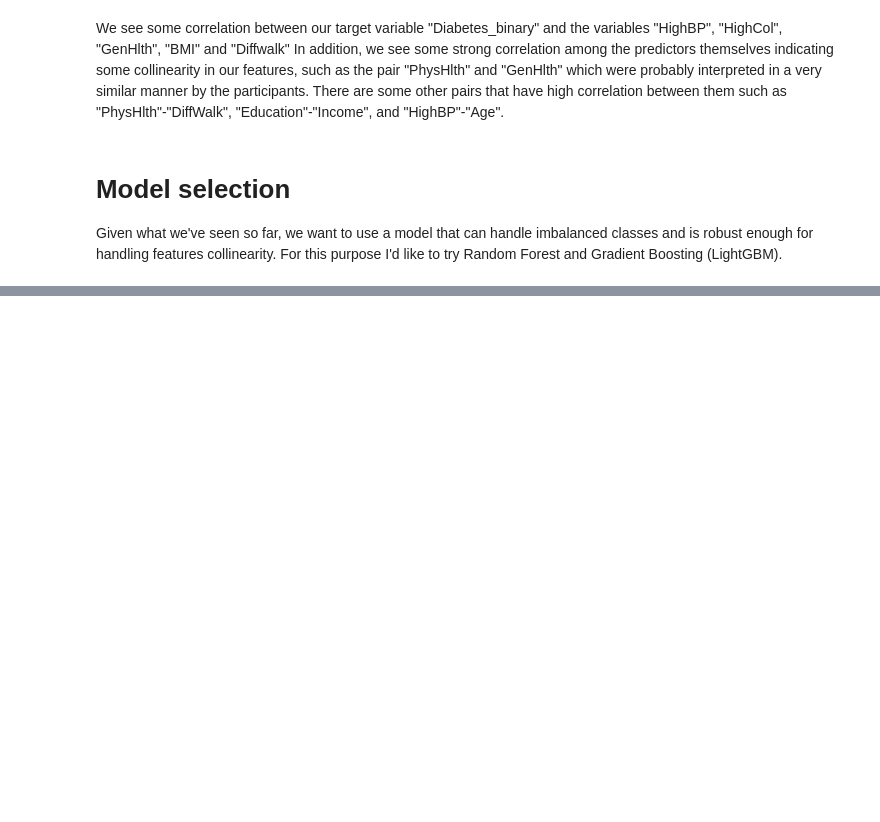
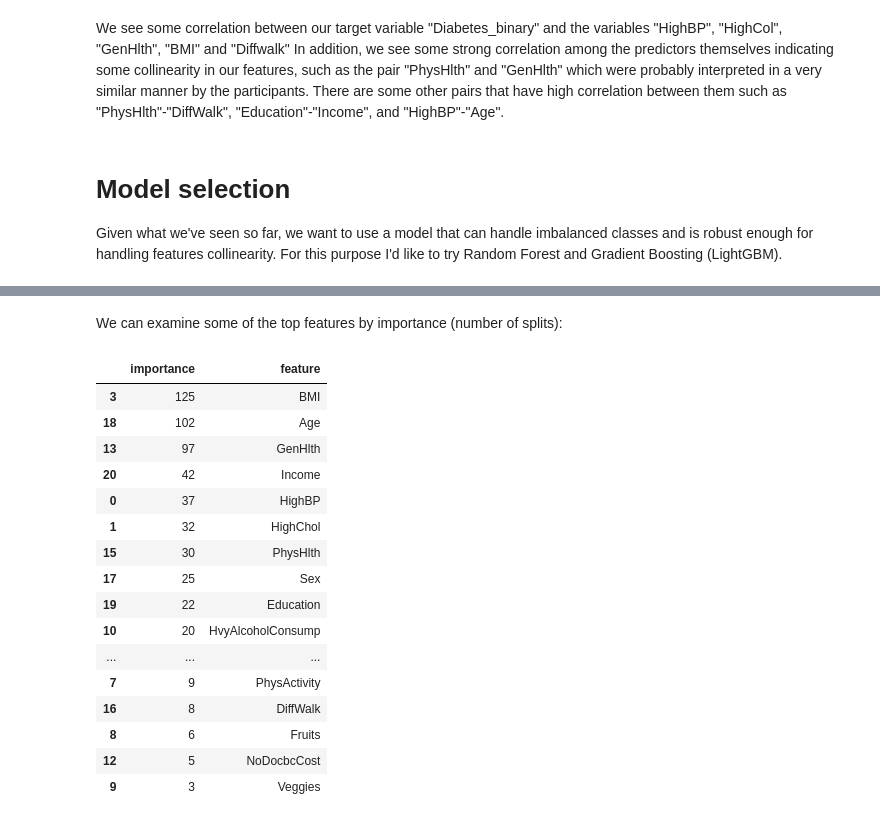
Before and after one commit to Osherz5/cdc_diabetes, a Jupyter notebook: Analysis.ipynb, the cells around one changed output, grey strips where cells are left out. Saved outputs shown, nothing was run; the diff lists cells and outputs as text; code cells hidden in the pictures; blank space fills up the shorter version.

```diff
--- a/Analysis.ipynb
+++ b/Analysis.ipynb
@@ -564,0 +677,23 @@ plt.title("Random-Forest Classifier CV")
+# %% [markdown]
+We can examine some of the top features by importance (number of splits):
+# %%
+importance_df = pd.DataFrame(zip(gbm.feature_importance(), gbm.feature_name()), columns=['importance','feature'])
+importance_df.sort_values('importance', ascending=False)
+# %% [output]
+|  | importance | feature |
+| 3 | 125 | BMI |
+| 18 | 102 | Age |
+| 13 | 97 | GenHlth |
+| 20 | 42 | Income |
+| 0 | 37 | HighBP |
+| 1 | 32 | HighChol |
+| 15 | 30 | PhysHlth |
+| 17 | 25 | Sex |
+| 19 | 22 | Education |
+| 10 | 20 | HvyAlcoholConsump |
+| ... | ... | ... |
+| 7 | 9 | PhysActivity |
+| 16 | 8 | DiffWalk |
+| 8 | 6 | Fruits |
+| 12 | 5 | NoDocbcCost |
+| 9 | 3 | Veggies |
```
Also changed, not shown: parts of 25 cells of this notebook, 1 other file.
